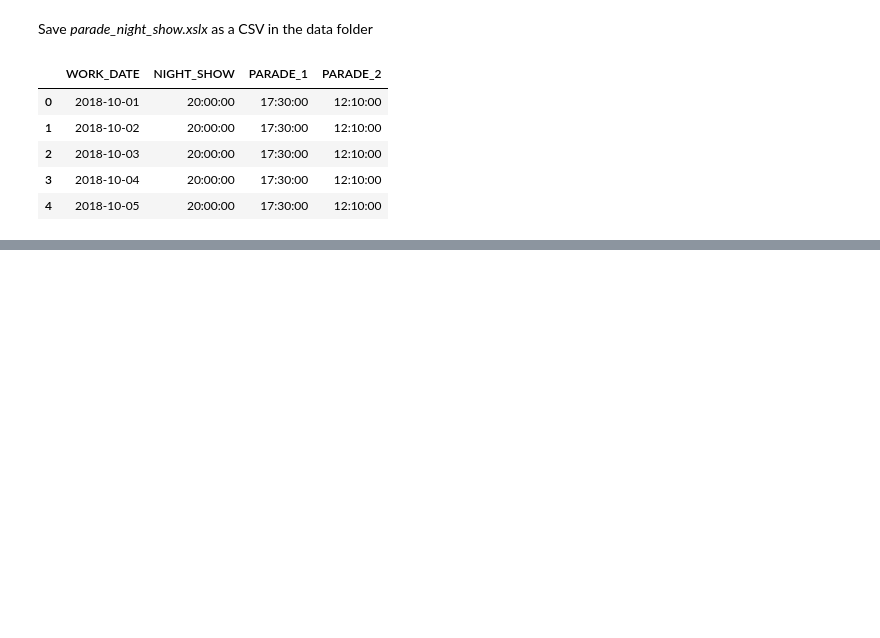
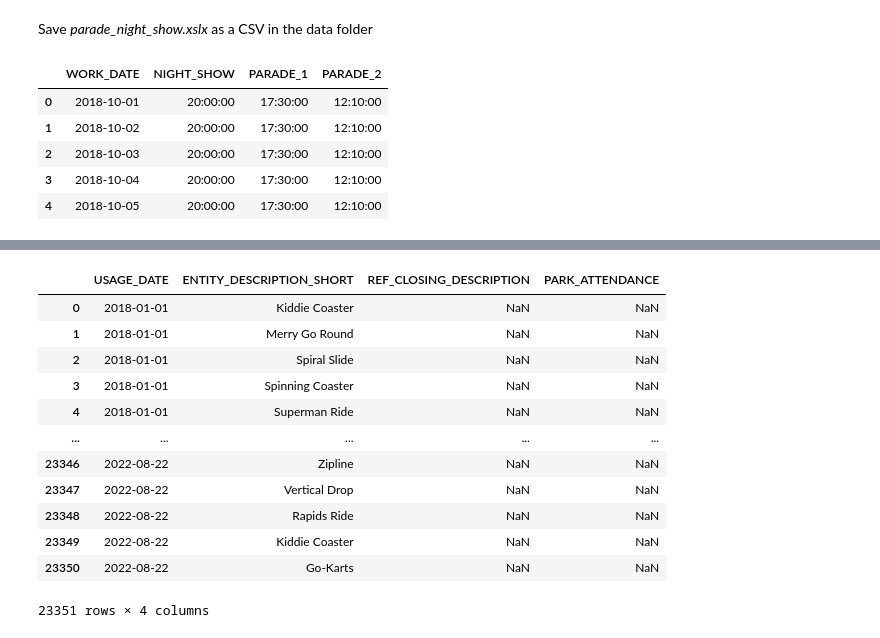
Before and after one commit to AdeStAff/endless_line, a Jupyter notebook: notebooks/Augustin/EDA.ipynb, the cells around one changed output, grey strips where cells are left out. Drawn from its saved outputs; the diff is of its cells as text; code cells hidden in the pictures; blank space fills up the shorter version.

```diff
--- a/notebooks/Augustin/EDA.ipynb
+++ b/notebooks/Augustin/EDA.ipynb
@@ -318,0 +386,30 @@ df_parade_shows.head()
+# %%
+df_entity_schedule = pd.read_csv(data_path + 'entity_schedule.csv')
+df_entity_schedule_extract = df_entity_schedule[df_entity_schedule["ENTITY_TYPE"] == "ATTR"].copy()
+df_entity_schedule_extract["PARK"] = df_entity_schedule_extract["ENTITY_DESCRIPTION_SHORT"].map(df_link_attraction_park.set_index("attraction")["park"])
+df_entity_schedule_extract = df_entity_schedule_extract[df_entity_schedule_extract["PARK"]=="PortAventura World"].copy()
+df_entity_schedule_extract = df_entity_schedule_extract[["WORK_DATE","ENTITY_DESCRIPTION_SHORT","REF_CLOSING_DESCRIPTION"]].copy()
+df_entity_schedule_extract["WORK_DATE"] = pd.to_datetime(df_entity_schedule_extract["WORK_DATE"], format="%Y-%m-%d")
+df_entity_schedule_extract.sort_values("WORK_DATE",inplace=True)
+df_entity_schedule_extract=df_entity_schedule_extract.rename(columns={"WORK_DATE":"USAGE_DATE"})
+df_closure_and_attendance = pd.merge(
+    df_entity_schedule_extract,
+    df_attendance_extract[["USAGE_DATE", "PARK_ATTENDANCE"]],
+    on="USAGE_DATE",
+    how="left"
+)
+df_closure_and_attendance
+# %% [output]
+|  | USAGE_DATE | ENTITY_DESCRIPTION_SHORT | REF_CLOSING_DESCRIPTION | PARK_ATTENDANCE |
+| 0 | 2018-01-01 | Kiddie Coaster | NaN | NaN |
+| 1 | 2018-01-01 | Merry Go Round | NaN | NaN |
+| 2 | 2018-01-01 | Spiral Slide | NaN | NaN |
+| 3 | 2018-01-01 | Spinning Coaster | NaN | NaN |
+| 4 | 2018-01-01 | Superman Ride | NaN | NaN |
+| ... | ... | ... | ... | ... |
+| 23346 | 2022-08-22 | Zipline | NaN | NaN |
+| 23347 | 2022-08-22 | Vertical Drop | NaN | NaN |
+| 23348 | 2022-08-22 | Rapids Ride | NaN | NaN |
+| 23349 | 2022-08-22 | Kiddie Coaster | NaN | NaN |
+| 23350 | 2022-08-22 | Go-Karts | NaN | NaN |
+23351 rows × 4 columns
```
Also changed, not shown: parts of 8 cells of this notebook, 1 other file.
